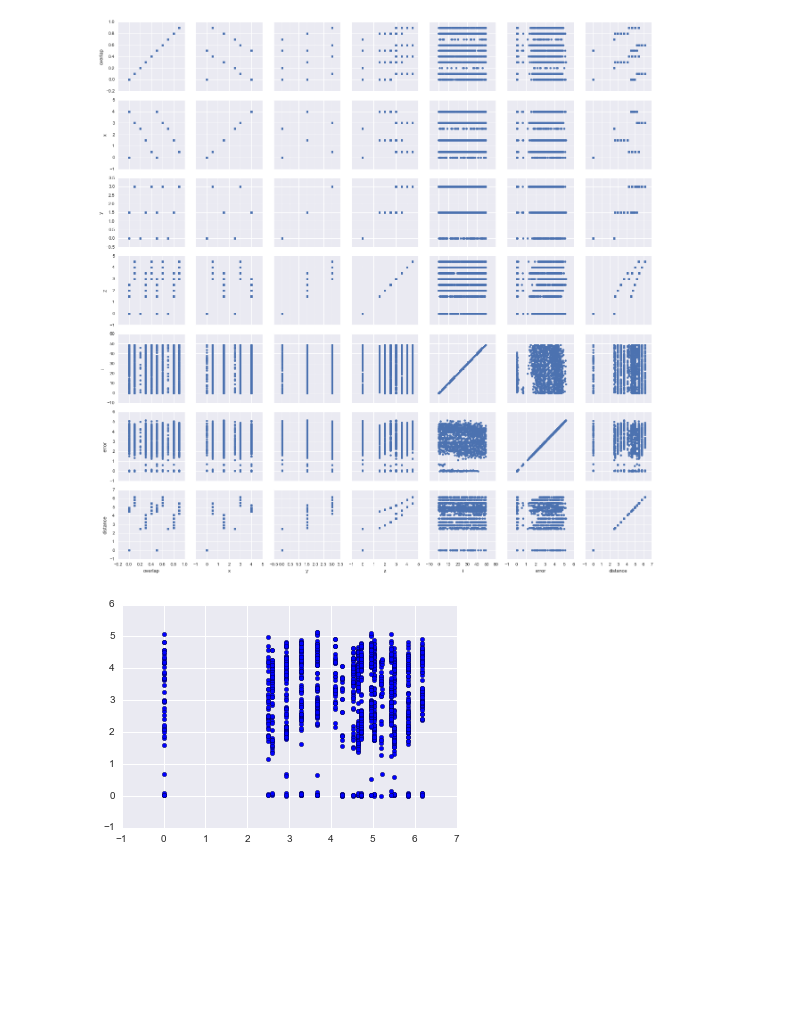
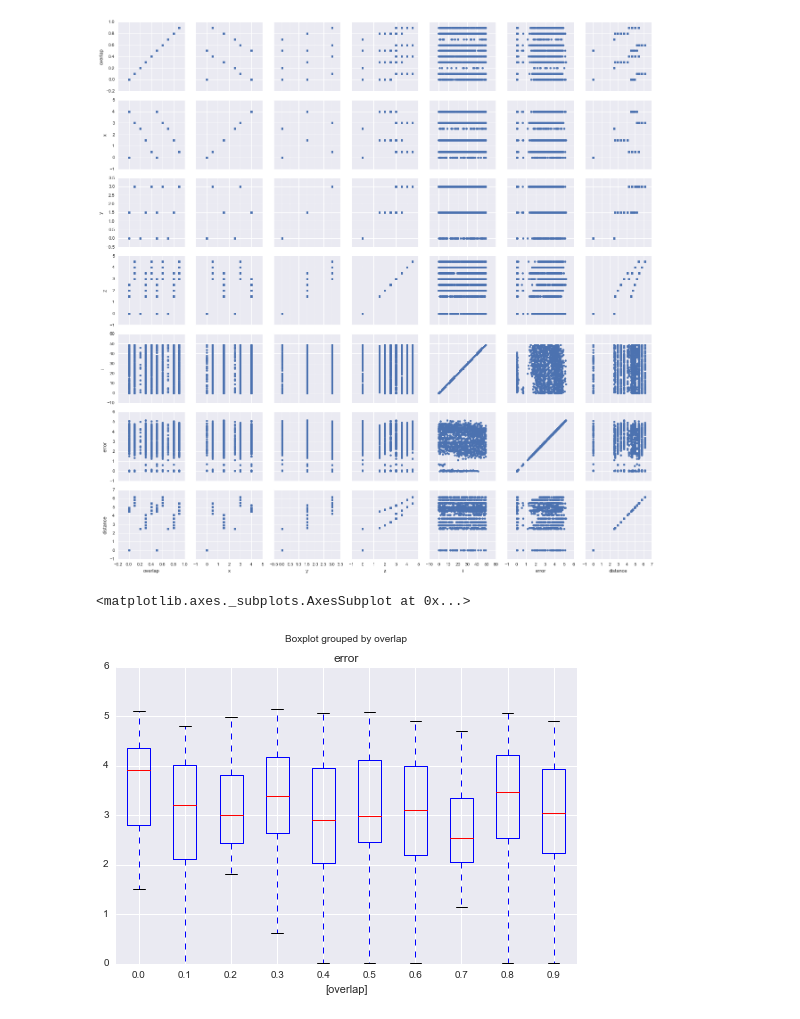
Before and after one commit to Aharobot/terrain_slam, a Jupyter notebook: scripts/AdjusterAnalysis.ipynb, the cells around one changed output. Saved outputs shown, nothing was run; the diff lists cells and outputs as text; code cells hidden in the pictures; blank space fills up the shorter version.

Commit message:
fix plots

```diff
--- a/scripts/AdjusterAnalysis.ipynb
+++ b/scripts/AdjusterAnalysis.ipynb
@@ -44,7 +44,9 @@ g = sns.PairGrid(data)
 g.map(plt.scatter);
 # %% [output]
 [figure]
-# %%
-plt.scatter(data['distance'], data['error']);
-# %% [output]
-[figure, removed]
+# %%
+d1 = pd.concat([data['error'], data['overlap']], axis=1, keys=['error', 'overlap'])
+d1.boxplot(by='overlap')
+# %% [output]
+<matplotlib.axes._subplots.AxesSubplot at 0x...>
+[figure, added]
```
Also changed, not shown: parts of 3 cells of this notebook.
